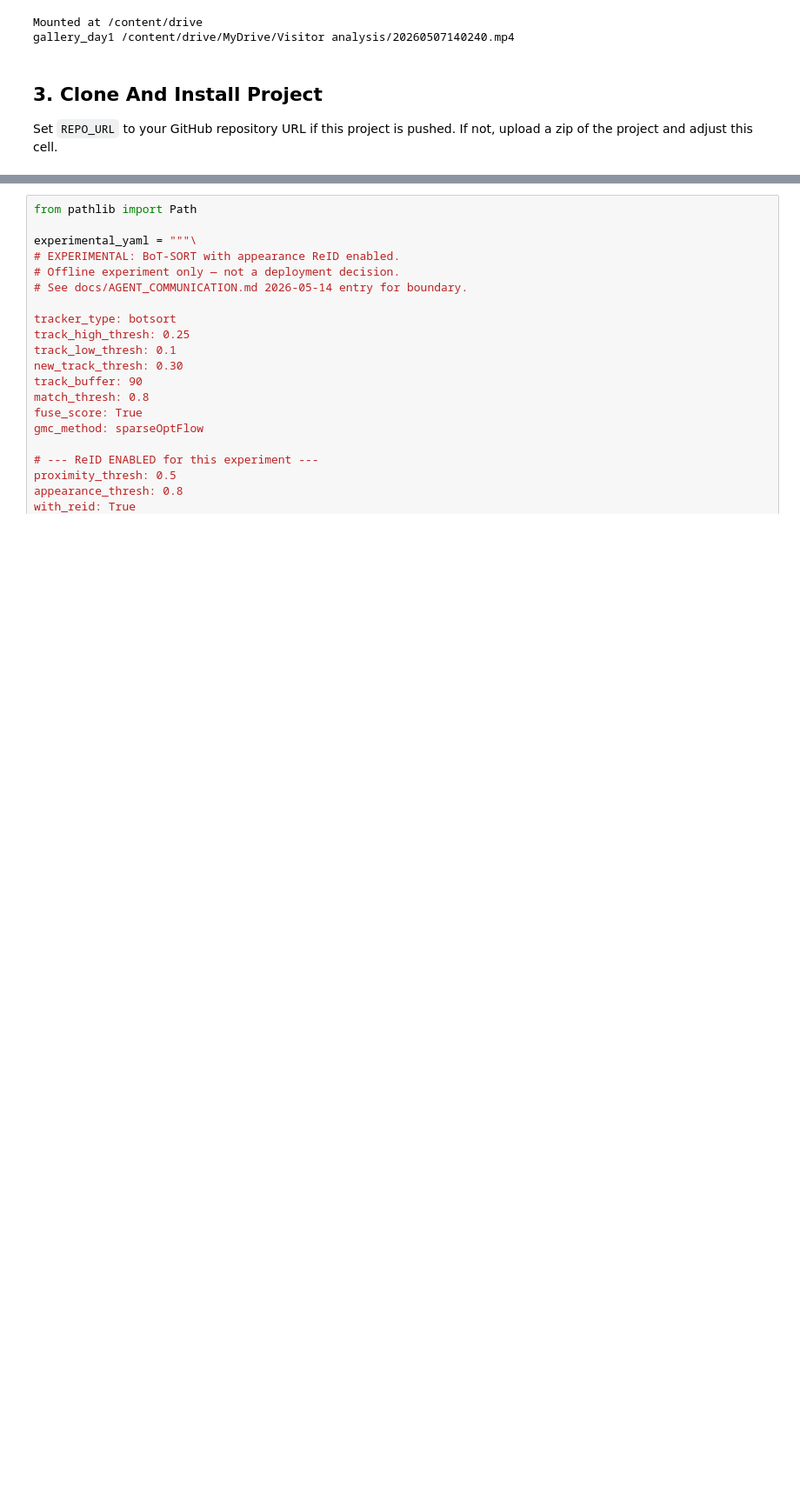
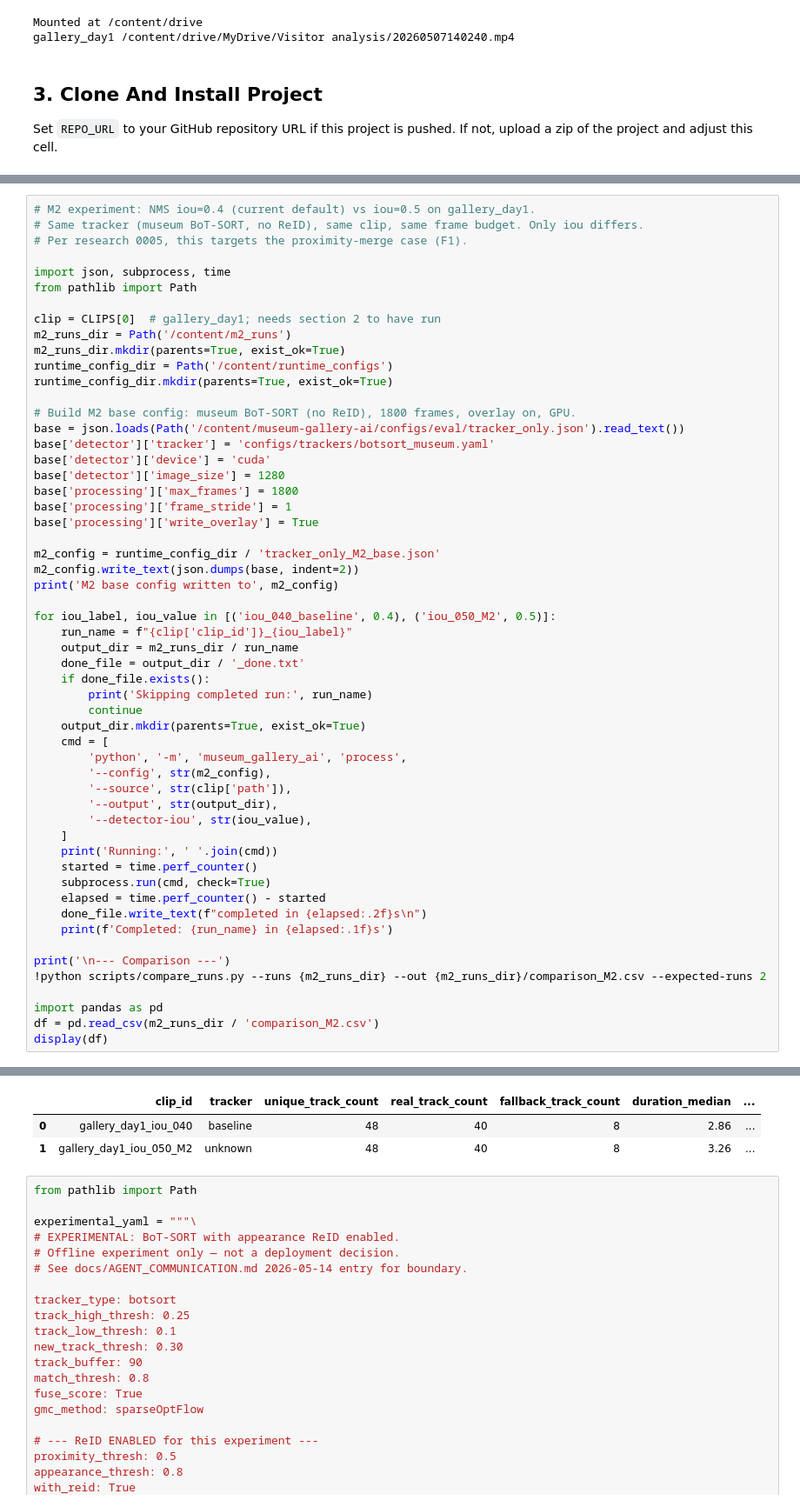
Before and after one commit to iria-param/visitor_analytics, a Jupyter notebook: notebooks/colab_tracker_comparison.ipynb, the cells around one changed output, grey strips where cells are left out. Shown at 87% size. Cells and saved outputs as stored; diff of their text form; blank space fills up the shorter version.

Commit message:
M2 experiment outputs: gallery_day1 at iou=0.4 vs 0.5

```diff
--- a/notebooks/colab_tracker_comparison.ipynb
+++ b/notebooks/colab_tracker_comparison.ipynb
@@ -113,0 +116,56 @@ tests/test_zone_engine.py::ZoneEngineTests::test_line_crossing_increments_entry_
+# %%
+# M2 experiment: NMS iou=0.4 (current default) vs iou=0.5 on gallery_day1.
+# Same tracker (museum BoT-SORT, no ReID), same clip, same frame budget. Only iou differs.
+# Per research 0005, this targets the proximity-merge case (F1).
+
+import json, subprocess, time
+from pathlib import Path
+
+clip = CLIPS[0]  # gallery_day1; needs section 2 to have run
+m2_runs_dir = Path('/content/m2_runs')
+m2_runs_dir.mkdir(parents=True, exist_ok=True)
+runtime_config_dir = Path('/content/runtime_configs')
+runtime_config_dir.mkdir(parents=True, exist_ok=True)
+
+# Build M2 base config: museum BoT-SORT (no ReID), 1800 frames, overlay on, GPU.
+base = json.loads(Path('/content/museum-gallery-ai/configs/eval/tracker_only.json').read_text())
+base['detector']['tracker'] = 'configs/trackers/botsort_museum.yaml'
+base['detector']['device'] = 'cuda'
+base['detector']['image_size'] = 1280
+base['processing']['max_frames'] = 1800
+base['processing']['frame_stride'] = 1
+base['processing']['write_overlay'] = True
+
+m2_config = runtime_config_dir / 'tracker_only_M2_base.json'
+m2_config.write_text(json.dumps(base, indent=2))
+print('M2 base config written to', m2_config)
+
+for iou_label, iou_value in [('iou_040_baseline', 0.4), ('iou_050_M2', 0.5)]:
+    run_name = f"{clip['clip_id']}_{iou_label}"
+    output_dir = m2_runs_dir / run_name
+    done_file = output_dir / '_done.txt'
+    if done_file.exists():
+        print('Skipping completed run:', run_name)
+        continue
+    output_dir.mkdir(parents=True, exist_ok=True)
+    cmd = [
+        'python', '-m', 'museum_gallery_ai', 'process',
+        '--config', str(m2_config),
+        '--source', str(clip['path']),
+        '--output', str(output_dir),
+        '--detector-iou', str(iou_value),
+    ]
+    print('Running:', ' '.join(cmd))
+    started = time.perf_counter()
+    subprocess.run(cmd, check=True)
+    elapsed = time.perf_counter() - started
+    done_file.write_text(f"completed in {elapsed:.2f}s\n")
+    print(f'Completed: {run_name} in {elapsed:.1f}s')
+
+print('\n--- Comparison ---')
+!python scripts/compare_runs.py --runs {m2_runs_dir} --out {m2_runs_dir}/comparison_M2.csv --expected-runs 2
+
+import pandas as pd
+df = pd.read_csv(m2_runs_dir / 'comparison_M2.csv')
+display(df)
+# %% [output]
@@ -114,3 +181,6 @@ tests/test_zone_engine.py::ZoneEngineTests::test_line_crossing_increments_entry_
+|  | clip_id | tracker | unique_track_count | real_track_count | fallback_track_count | duration_median | ... |
+| 0 | gallery_day1_iou_040 | baseline | 48 | 40 | 8 | 2.86 | ... |
+| 1 | gallery_day1_iou_050_M2 | unknown | 48 | 40 | 8 | 3.26 | ... |
 # %%
 from pathlib import Path
 
```
Also changed, not shown: parts of 4 cells of this notebook.
